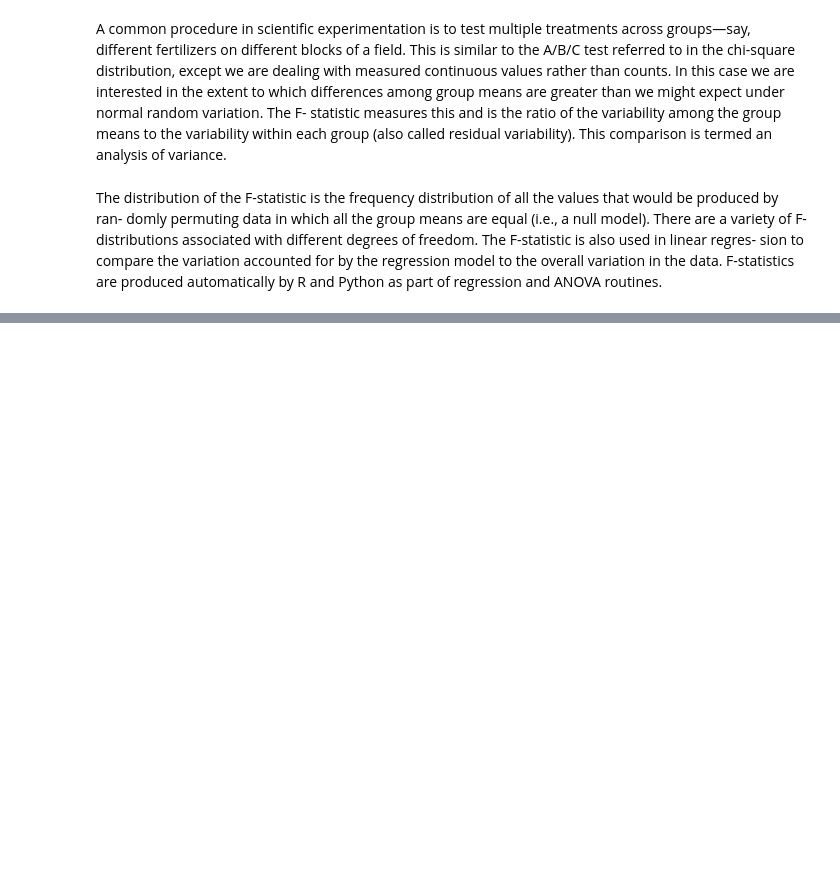
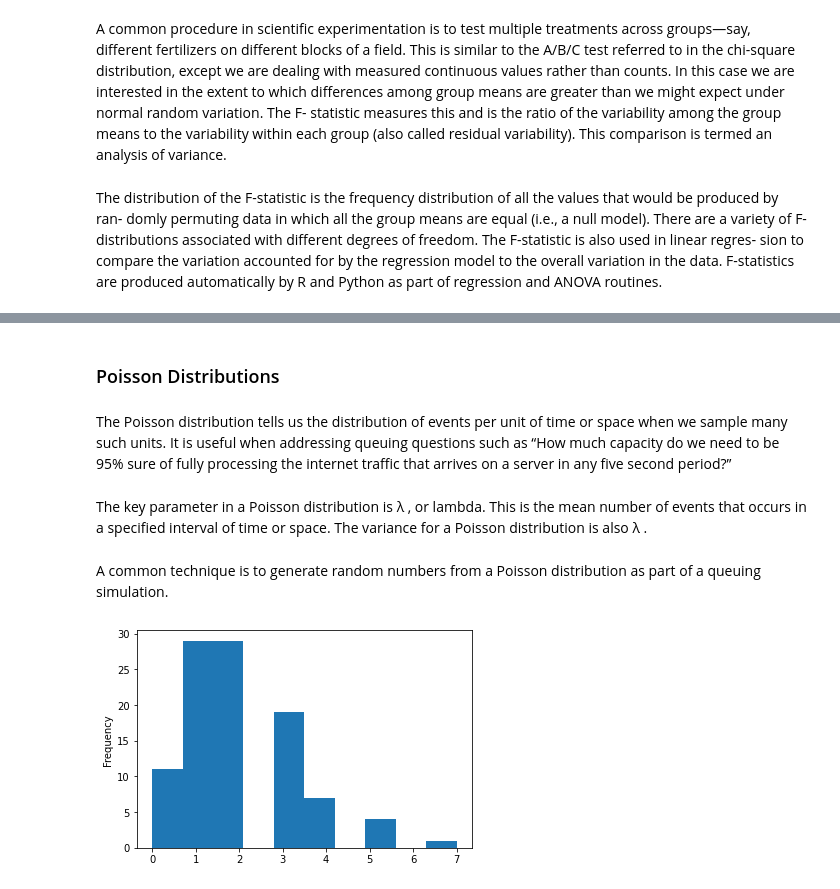
Before and after one commit to cmarsa/practicalstats4ds, a Jupyter notebook: py/02_data_sampling_dist.ipynb, the cells around one changed output, grey strips where cells are left out. Cells and saved outputs as stored; diff of their text form; code cells hidden in the pictures; blank space fills up the shorter version.

Commit message:
Finishing Poisson and related distributions.

```diff
--- a/py/02_data_sampling_dist.ipynb
+++ b/py/02_data_sampling_dist.ipynb
@@ -790,0 +809,19 @@ ured data.
+# %% [markdown]
+### Poisson Distributions
+# %% [markdown]
+The Poisson distribution tells us the distribution of events per unit of time or space when we sample many such units. It is useful
+when addressing queuing questions such as “How much capacity do we need to be
+95% sure of fully processing the internet traffic that arrives on a server in any five second period?”
+# %% [markdown]
+The key parameter in a Poisson distribution is λ , or lambda. This is the mean number
+of events that occurs in a specified interval of time or space. The variance for a Poisson distribution is also λ .
+# %% [markdown]
+A common technique is to generate random numbers from a Poisson distribution as
+part of a queuing simulation.
+# %%
+sample = stats.poisson.rvs(2, size=100)
+
+pd.Series(sample).plot.hist()
+plt.show()
+# %% [output]
+[figure, added]
```
Also changed, not shown: parts of 12 cells of this notebook.
